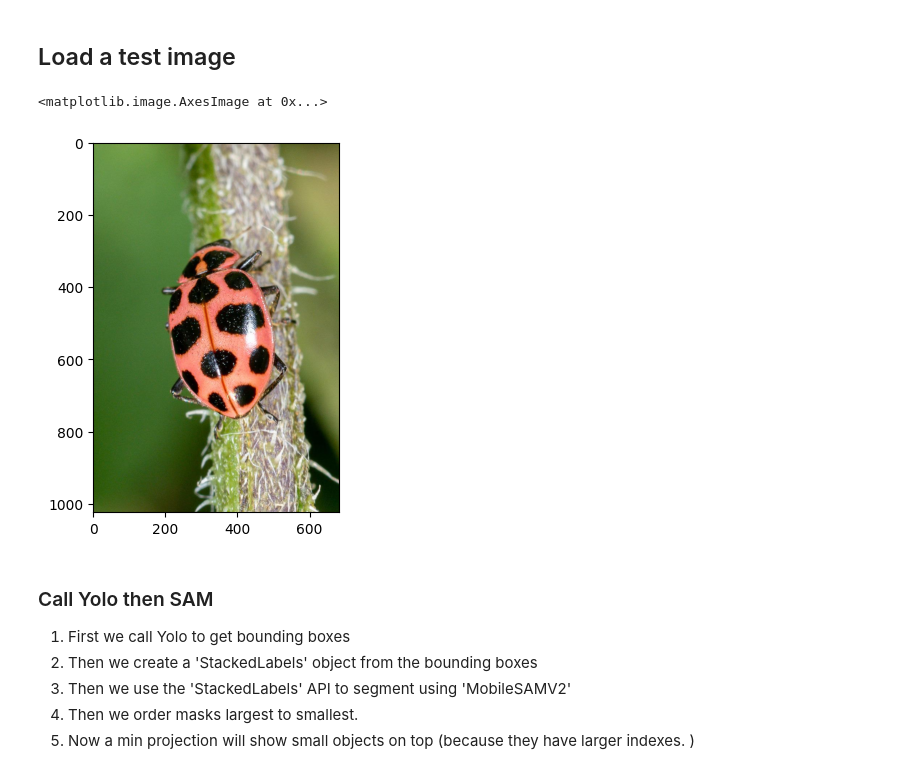
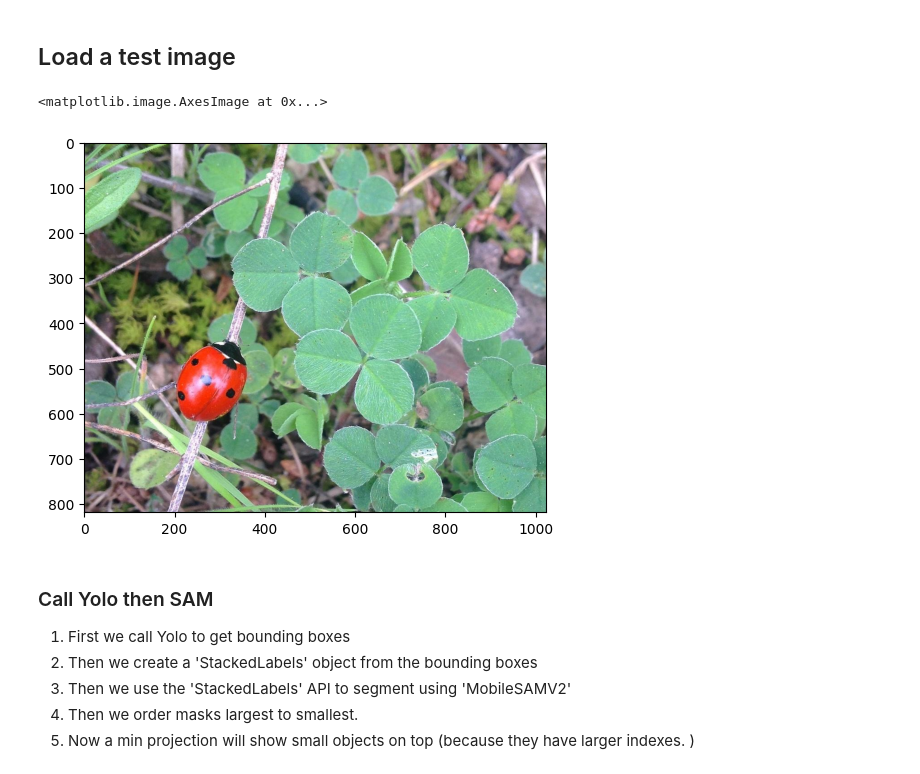
Before and after one commit to True-North-Intelligent-Algorithms/notebooks-and-napari-widgets-for-dl, a Jupyter notebook: docs/30_segment_everything/20_mobile_sam.ipynb, the cells around one changed output. Drawn from its saved outputs; the diff is of its cells as text; code cells hidden in the pictures.

```diff
--- a/docs/30_segment_everything/20_mobile_sam.ipynb
+++ b/docs/30_segment_everything/20_mobile_sam.ipynb
@@ -27,17 +27,17 @@ yolo_detecter = YoloDetector(str(get_weights_path("ObjectAwareModel")), "ObjectA
 # %%
 from skimage.io import imread
 import os
 
 data_path = r'../../data'
 parent_path = os.path.join(data_path, 'ladybugs_SAM')
-image_name = os.path.join(parent_path, '41108879_65181698.jpg')
+image_name = os.path.join(parent_path, '620818_780868.jpg')
 
 img = imread(image_name)
 
 plt.imshow(img)
 # %% [output]
 <matplotlib.image.AxesImage at 0x...>
-[figure, old version]
+[figure, new version]
 # %% [markdown]
 ### Call Yolo then SAM
 
```
Also changed, not shown: parts of 4 cells of this notebook, 21 other files.
